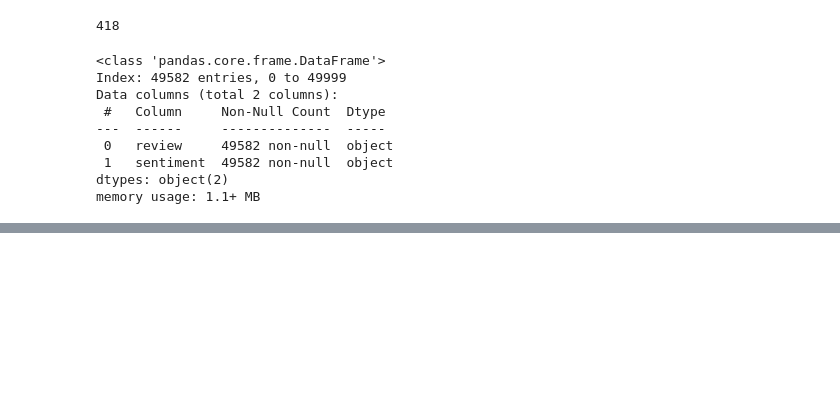
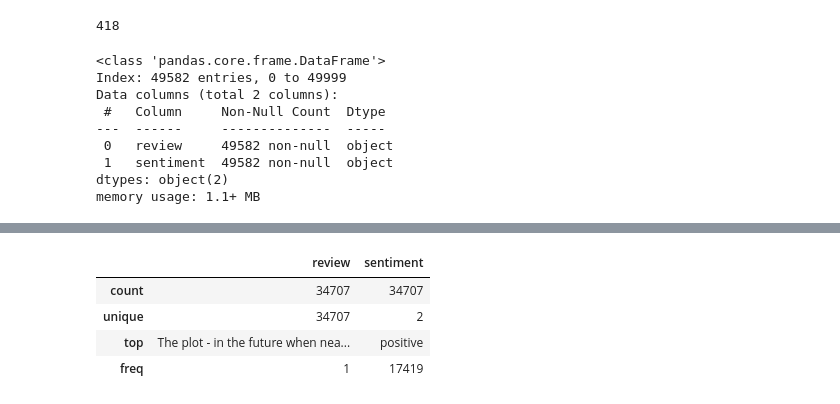
Before and after one commit to alexismenanieves/TensorFlow_Basics, a Jupyter notebook: notebooks/01_IMDB_Sentiment_Analysis.ipynb, the cells around one changed output, grey strips where cells are left out. Cells and saved outputs as stored; diff of their text form; code cells hidden in the pictures; blank space fills up the shorter version.

Commit message:
Add data analysis

```diff
--- a/notebooks/01_IMDB_Sentiment_Analysis.ipynb
+++ b/notebooks/01_IMDB_Sentiment_Analysis.ipynb
@@ -97,0 +116,9 @@ test_df = test_df.drop(val_df.index)
+# %%
+# 2.2 Get a summary of the data
+train_df.describe(include='all')
+# %% [output]
+|  | review | sentiment |
+| count | 34707 | 34707 |
+| unique | 34707 | 2 |
+| top | The plot - in the future when nea... | positive |
+| freq | 1 | 17419 |
```
Also changed, not shown: parts of 6 cells of this notebook.
